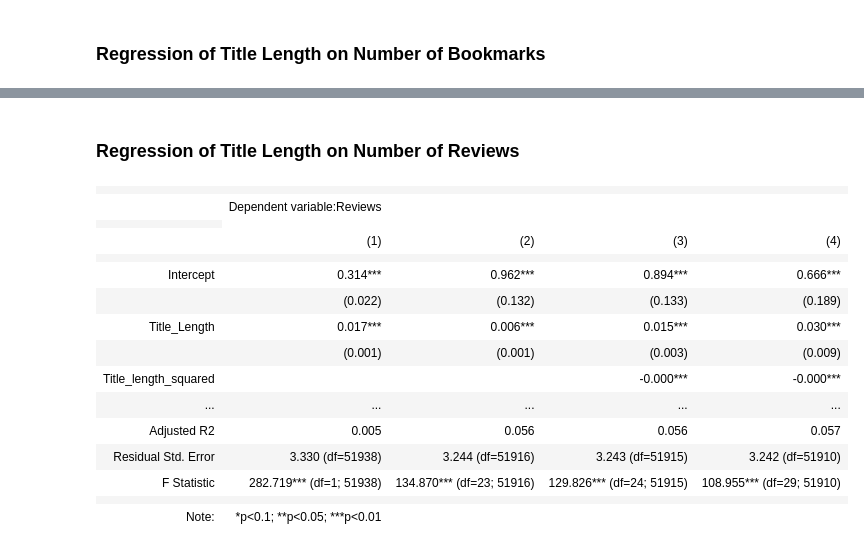
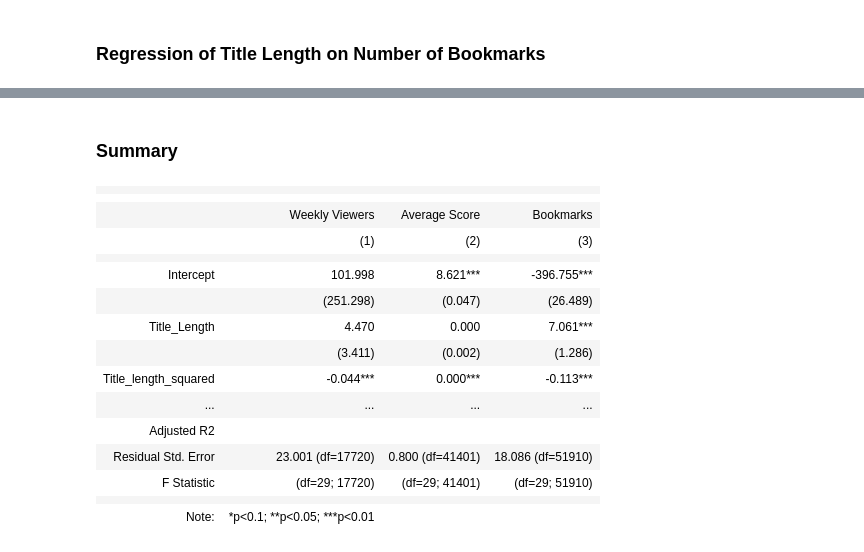
Before and after one commit to fangevalee/Portfolio, a Jupyter notebook: WebNovel/Web Novel Regression Analysis.ipynb, the cells around one changed output, grey strips where cells are left out. Saved outputs shown, nothing was run; the diff lists cells and outputs as text; code cells hidden in the pictures.

```diff
--- a/WebNovel/Web Novel Regression Analysis.ipynb
+++ b/WebNovel/Web Novel Regression Analysis.ipynb
@@ -167,10 +140,10 @@ df1['tlength_scifi'] = df1['Title_Length']*df1['Sci_fi']
 # %%
 df2 = df1[df1['Weekly_Viewers'] > 100]
 
-model1 = ols('Weekly_Viewers ~ Title_Length',data=df2).fit()
-model2 = ols('Weekly_Viewers ~ Title_Length + Fantasy + Literature + Non_genre + Romance + Sci_fi + C(Year) + Parts + Complete + No_update',data=df2).fit()
-model3 = ols('Weekly_Viewers ~ Title_Length + np.power(Title_Length, 2) + Fantasy + Literature + Non_genre + Romance + Sci_fi + C(Year) + Parts + Complete + No_update',data=df2).fit()
-model4 = ols('Weekly_Viewers ~ Title_Length + np.power(Title_Length, 2) + Fantasy + Literature + Non_genre + Romance + Sci_fi + C(Year) + Parts + Complete + No_update + tlength_fantasy + tlength_literature + tlength_nongenre + tlength_romance + tlength_scifi',data=df2).fit()
+model1 = rlm('Weekly_Viewers ~ Title_Length',data=df2).fit()
+model2 = rlm('Weekly_Viewers ~ Title_Length + Fantasy + Literature + Non_genre + Romance + Sci_fi + C(Year) + Parts + Complete + No_update',data=df2).fit()
+model3 = rlm('Weekly_Viewers ~ Title_Length + np.power(Title_Length, 2) + Fantasy + Literature + Non_genre + Romance + Sci_fi + C(Year) + Parts + Complete + No_update',data=df2).fit()
+model4 = rlm('Weekly_Viewers ~ Title_Length + np.power(Title_Length, 2) + Fantasy + Literature + Non_genre + Romance + Sci_fi + C(Year) + Parts + Complete + No_update + tlength_fantasy + tlength_literature + tlength_nongenre + tlength_romance + tlength_scifi',data=df2).fit()
 
 stargazer = Stargazer([model1, model2, model3, model4])
 stargazer.rename_covariates({'np.power(Title_Length, 2)': 'Title_length_squared',
@@ -203,10 +176,10 @@ HTML(stargazer.render_html())
 
 ### Regression of Title Length on Average Score
 # %%
-model5 = ols('Average_Score ~ Title_Length',data=df1).fit()
-model6 = ols('Average_Score ~ Title_Length + Fantasy + Literature + Non_genre + Romance + Sci_fi + C(Year) + Parts + Complete + No_update',data=df1).fit()
-model7 = ols('Average_Score ~ Title_Length + np.power(Title_Length, 2) + Fantasy + Literature + Non_genre + Romance + Sci_fi + C(Year) + Parts + Complete + No_update',data=df1).fit()
-model8 = ols('Average_Score ~ Title_Length + np.power(Title_Length, 2) + Fantasy + Literature + Non_genre + Romance + Sci_fi + C(Year) + Parts + Complete + No_update + tlength_fantasy + tlength_literature + tlength_nongenre + tlength_romance + tlength_scifi',data=df1).fit()
+model5 = rlm('Average_Score ~ Title_Length',data=df1).fit()
+model6 = rlm('Average_Score ~ Title_Length + Fantasy + Literature + Non_genre + Romance + Sci_fi + C(Year) + Parts + Complete + No_update',data=df1).fit()
+model7 = rlm('Average_Score ~ Title_Length + np.power(Title_Length, 2) + Fantasy + Literature + Non_genre + Romance + Sci_fi + C(Year) + Parts + Complete + No_update',data=df1).fit()
+model8 = rlm('Average_Score ~ Title_Length + np.power(Title_Length, 2) + Fantasy + Literature + Non_genre + Romance + Sci_fi + C(Year) + Parts + Complete + No_update + tlength_fantasy + tlength_literature + tlength_nongenre + tlength_romance + tlength_scifi',data=df1).fit()
 
 stargazer = Stargazer([model5, model6, model7, model8])
 stargazer.rename_covariates({'np.power(Title_Length, 2)': 'Title_length_squared',
@@ -239,10 +212,10 @@ HTML(stargazer.render_html())
 
 ### Regression of Title Length on Number of Bookmarks
 # %%
-model9 = ols('Bookmarks ~ Title_Length',data=df1).fit()
-model10 = ols('Bookmarks ~ Title_Length + Fantasy + Literature + Non_genre + Romance + Sci_fi + C(Year) + Parts + Complete + No_update',data=df1).fit()
-model11 = ols('Bookmarks ~ Title_Length + np.power(Title_Length, 2) + Fantasy + Literature + Non_genre + Romance + Sci_fi + C(Year) + Parts + Complete + No_update',data=df1).fit()
-model12 = ols('Bookmarks ~ Title_Length + np.power(Title_Length, 2) + Fantasy + Literature + Non_genre + Romance + Sci_fi + C(Year) + Parts + Complete + No_update + tlength_fantasy + tlength_literature + tlength_nongenre + tlength_romance + tlength_scifi',data=df1).fit()
+model9 = rlm('Bookmarks ~ Title_Length',data=df1).fit()
+model10 = rlm('Bookmarks ~ Title_Length + Fantasy + Literature + Non_genre + Romance + Sci_fi + C(Year) + Parts + Complete + No_update',data=df1).fit()
+model11 = rlm('Bookmarks ~ Title_Length + np.power(Title_Length, 2) + Fantasy + Literature + Non_genre + Romance + Sci_fi + C(Year) + Parts + Complete + No_update',data=df1).fit()
+model12 = rlm('Bookmarks ~ Title_Length + np.power(Title_Length, 2) + Fantasy + Literature + Non_genre + Romance + Sci_fi + C(Year) + Parts + Complete + No_update + tlength_fantasy + tlength_literature + tlength_nongenre + tlength_romance + tlength_scifi',data=df1).fit()
 
 stargazer = Stargazer([model9, model10, model11, model12])
 stargazer.rename_covariates({'np.power(Title_Length, 2)': 'Title_length_squared',
@@ -271,38 +244,34 @@ HTML(stargazer.render_html())
 |  |  |  |  |  |
 | Note: | *p<0.1; **p<0.05; ***p<0.01 |  |  |  |
-# %% [markdown]
-
-
-### Regression of Title Length on Number of Reviews
+# %% [markdown]
+
+
+### Summary
 # %%
-model13 = ols('Reviews ~ Title_Length',data=df1).fit()
-model14 = ols('Reviews ~ Title_Length + Fantasy + Literature + Non_genre + Romance + Sci_fi + C(Year) + Parts + Complete + No_update',data=df1).fit()
-model15 = ols('Reviews ~ Title_Length + np.power(Title_Length, 2) + Fantasy + Literature + Non_genre + Romance + Sci_fi + C(Year) + Parts + Complete + No_update',data=df1).fit()
-model16 = ols('Reviews ~ Title_Length + np.power(Title_Length, 2) + Fantasy + Literature + Non_genre + Romance + Sci_fi + C(Year) + Parts + Complete + No_update + tlength_fantasy + tlength_literature + tlength_nongenre + tlength_romance + tlength_scifi',data=df1).fit()
-
-stargazer = Stargazer([model13, model14, model15, model16])
+stargazer = Stargazer([model4, model8, model12])
 stargazer.rename_covariates({'np.power(Title_Length, 2)': 'Title_length_squared',
                              'tlength_fantasy': 'Title length x Fantasy',
                              'tlength_literature': 'Title length x Literature',
                              'tlength_nongenre': 'Title length x Non-genre',
                              'tlength_romance': 'Title length x Romance',
                              'tlength_scifi': 'Title length x Sci-fi'})
 stargazer.covariate_order(['Intercept','Title_Length','np.power(Title_Length, 2)','Fantasy','Literature','Non_genre','Romance','Sci_fi','tlength_fantasy','tlength_literature','tlength_nongenre','tlength_romance','tlength_scifi','Parts','Complete','No_update'])
+stargazer.custom_columns(['Weekly Viewers', 'Average Score', 'Bookmarks'], [1, 1, 1])
 HTML(stargazer.render_html())
 # %% [output]
-|  |  |  |  |  |
-|  | Dependent variable:Reviews |  |  |  |
+|  |  |  |  |
 |  |
-|  | (1) | (2) | (3) | (4) |
-|  |  |  |  |  |
-| Intercept | 0.314*** | 0.962*** | 0.894*** | 0.666*** |
-|  | (0.022) | (0.132) | (0.133) | (0.189) |
-| Title_Length | 0.017*** | 0.006*** | 0.015*** | 0.030*** |
-|  | (0.001) | (0.001) | (0.003) | (0.009) |
-| Title_length_squared |  |  | -0.000*** | -0.000*** |
-| ... | ... | ... | ... | ... |
-| Adjusted R2 | 0.005 | 0.056 | 0.056 | 0.057 |
-| Residual Std. Error | 3.330 (df=51938) | 3.244 (df=51916) | 3.243 (df=51915) | 3.242 (df=51910) |
-| F Statistic | 282.719*** (df=1; 51938) | 134.870*** (df=23; 51916) | 129.826*** (df=24; 51915) | 108.955*** (df=29; 51910) |
-|  |  |  |  |  |
-| Note: | *p<0.1; **p<0.05; ***p<0.01 |  |  |  |
+|  | Weekly Viewers | Average Score | Bookmarks |
+|  | (1) | (2) | (3) |
+|  |  |  |  |
+| Intercept | 101.998 | 8.621*** | -396.755*** |
+|  | (251.298) | (0.047) | (26.489) |
+| Title_Length | 4.470 | 0.000 | 7.061*** |
+|  | (3.411) | (0.002) | (1.286) |
+| Title_length_squared | -0.044*** | 0.000*** | -0.113*** |
+| ... | ... | ... | ... |
+| Adjusted R2 |  |  |  |
+| Residual Std. Error | 23.001 (df=17720) | 0.800 (df=41401) | 18.086 (df=51910) |
+| F Statistic | (df=29; 17720) | (df=29; 41401) | (df=29; 51910) |
+|  |  |  |  |
+| Note: | *p<0.1; **p<0.05; ***p<0.01 |  |  |
```
Also changed, not shown: parts of 12 cells of this notebook.
